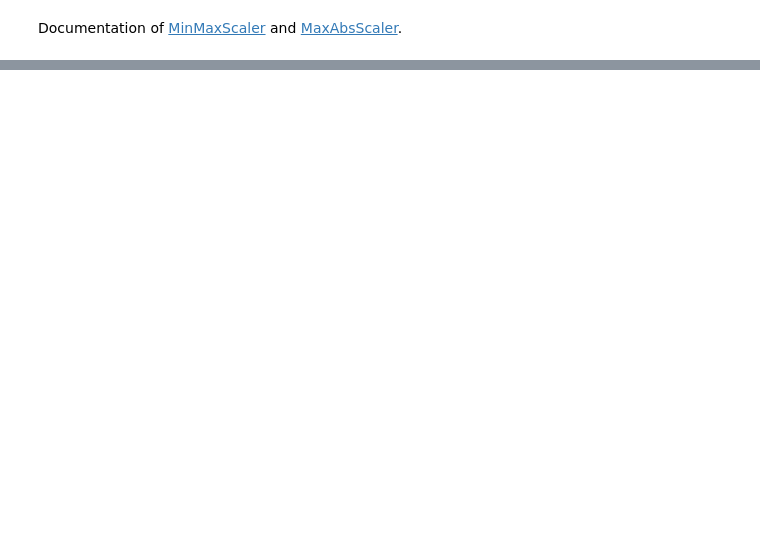
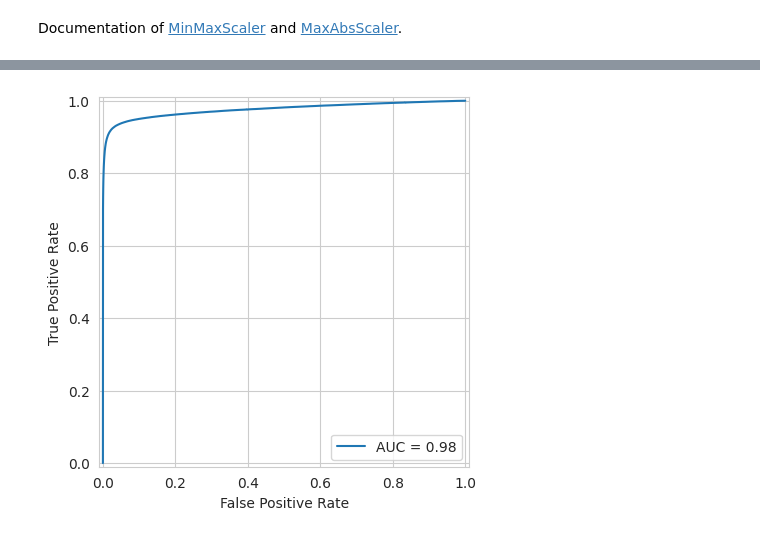
Before and after one commit to bmorbin/flights-delay, a Jupyter notebook: Cópia_de_D&N_Teste_de_Conhecimentos_em_Dados.ipynb, the cells around one changed output, grey strips where cells are left out. Saved outputs shown, nothing was run; the diff lists cells and outputs as text; code cells hidden in the pictures; blank space fills up the shorter version.

```diff
--- a/Cópia_de_D&N_Teste_de_Conhecimentos_em_Dados.ipynb
+++ b/Cópia_de_D&N_Teste_de_Conhecimentos_em_Dados.ipynb
@@ -1839,0 +2152,30 @@ df.head()
+# %%
+# Let's finally fit the model with selected parameters
+
+# First clear the previous fitted data to clear memory
+try:
+  del sgd
+except:
+  pass
+
+
+model = SGDClassifier(random_state=0,
+                      loss='log_loss',
+                      n_jobs=-1,
+                      class_weight={0:1-w,1:w},
+                      penalty='elasticnet',
+                      alpha=alpha, #regularization multiplier
+                      l1_ratio=l1_ratio, #L1 weight in regularization
+                      learning_rate = 'invscaling',
+                      eta0=eta0, #learning-rate initial
+                      warm_start=False
+                      )
+
+kf = KFold(n_splits=5) # split data into 5 partitions to perform fitting and don't exceed memory limit
+
+for _, folder_index in kf.split(df):
+  X_partial, y_partial = (df.loc[folder_index,vars], df.loc[folder_index,'arrival_delay'])
+  model.partial_fit(X_partial, y_partial, classes=[0,1])
+
+# Saving the model
+pickle.dump(model, open('model.pickle', 'wb'))
@@ -1839,0 +2203,6 @@ df.head()
+# %%
+final_model = pickle.load(open('model.pickle', 'rb'))
+
+
+
+final_model.feature_names_in_[(final_model.coef_!=0).tolist()[0]]
@@ -1839,0 +2275,11 @@ df.head()
+# %%
+
+
+
+fpr, tpr, thresholds = roc_curve(real_target, predicted_proba)
+roc_auc = auc(fpr, tpr)
+ROC_plot = RocCurveDisplay(fpr=fpr, tpr=tpr, roc_auc=roc_auc)
+ROC_plot.plot()
+plt.show()
+# %% [output]
+[figure, added]
```
Also changed, not shown: parts of 113 cells of this notebook.
